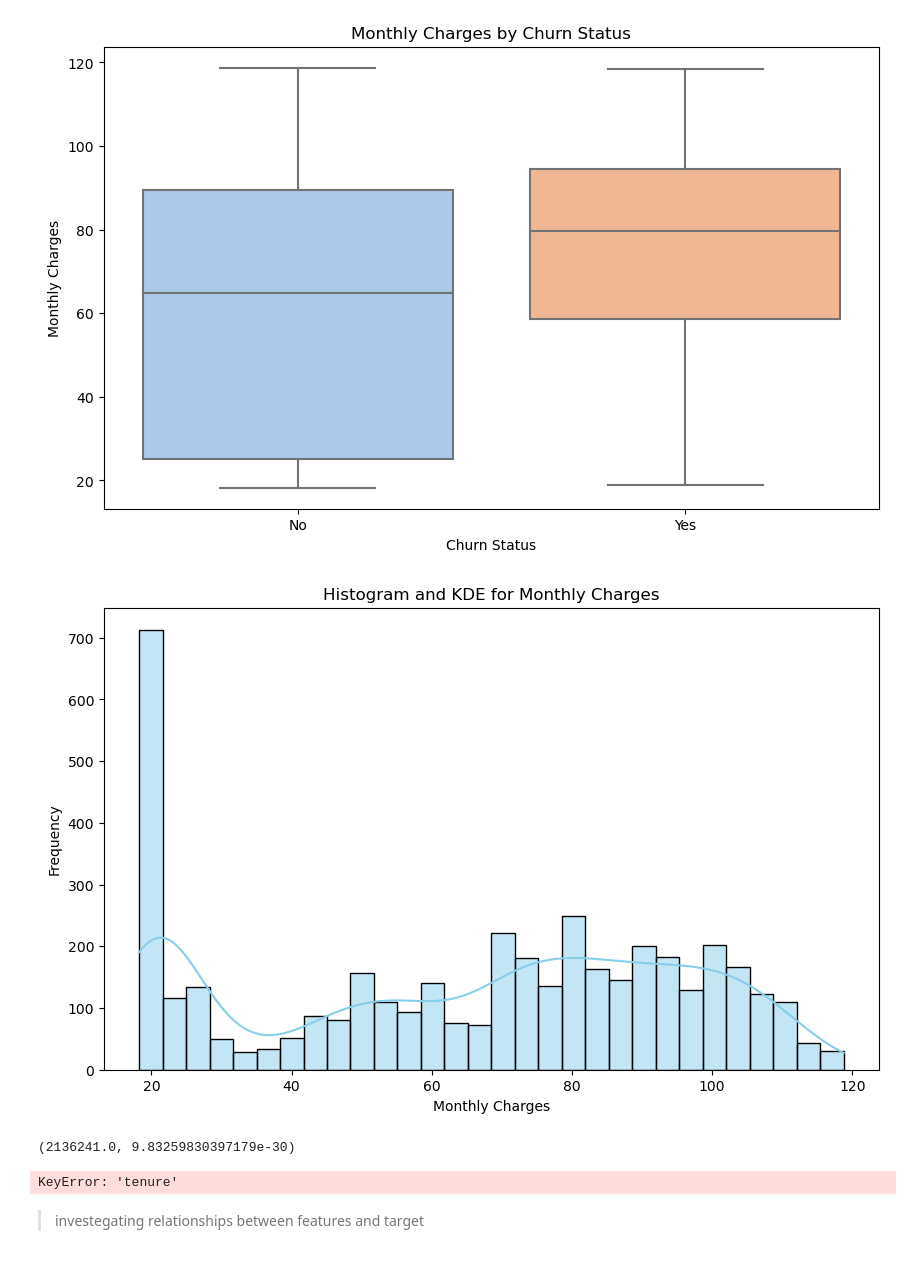
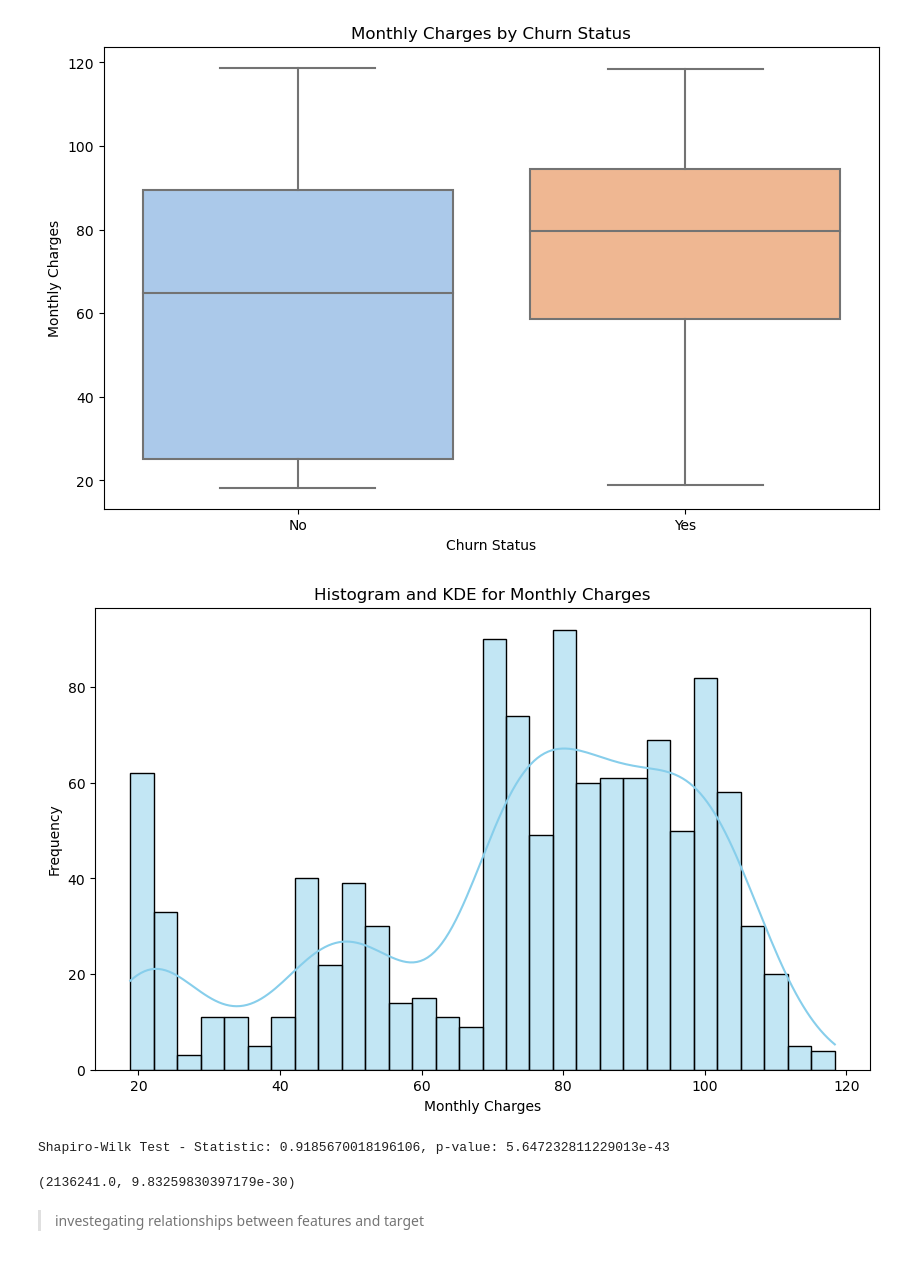
Before and after one commit to Luis-Martinez1/Classification_Project, a Jupyter notebook: non_final_notebook.ipynb, the cells around one changed output. Saved outputs shown, nothing was run; the diff lists cells and outputs as text; code cells hidden in the pictures.

```diff
--- a/non_final_notebook.ipynb
+++ b/non_final_notebook.ipynb
@@ -329,22 +328,30 @@ plt.ylabel('Monthly Charges')
 plt.show()
 # %% [output]
 [figure]
-# %%
-import seaborn as sns
-import matplotlib.pyplot as plt
-
-# Example: Histogram for MonthlyCharges
-plt.figure(figsize=(10, 6))
-sns.histplot(train['monthly_charges'], kde=True, color='skyblue', bins=30)
-plt.title('Histogram and KDE for Monthly Charges')
-plt.xlabel('Monthly Charges')
-plt.ylabel('Frequency')
-plt.show()
-# %% [output]
-[figure, old version]
 # %%
 churned_charges = train[train['churn'] == 'Yes']['monthly_charges']
 not_churned_charges = train[train['churn'] == 'No']['monthly_charges']
+# %%
+import seaborn as sns
+import matplotlib.pyplot as plt
+
+# Example: Histogram for MonthlyCharges
+plt.figure(figsize=(10, 6))
+sns.histplot(churned_charges, kde=True, color='skyblue', bins=30)
+plt.title('Histogram and KDE for Monthly Charges')
+plt.xlabel('Monthly Charges')
+plt.ylabel('Frequency')
+plt.show()
+# %% [output]
+[figure, new version]
+# %%
+from scipy.stats import shapiro
+
+# Shapiro-Wilk test for normality
+stat, p_value = shapiro(train['monthly_charges'])
+print(f'Shapiro-Wilk Test - Statistic: {stat}, p-value: {p_value}')
+# %% [output]
+Shapiro-Wilk Test - Statistic: 0.9185670018196106, p-value: 5.647232811229013e-43
 # %%
 from scipy.stats import mannwhitneyu
 
@@ -358,5 +362,0 @@ t_stat, p_value
-# %%
-churned_tenure = train[train['churn'] == "Yes"]['tenure']
-not_churned_tenure = train[train['churn'] == "No"]['tenure']
-# %% [output]
-KeyError: 'tenure'
```
Also changed, not shown: parts of 38 cells of this notebook.
